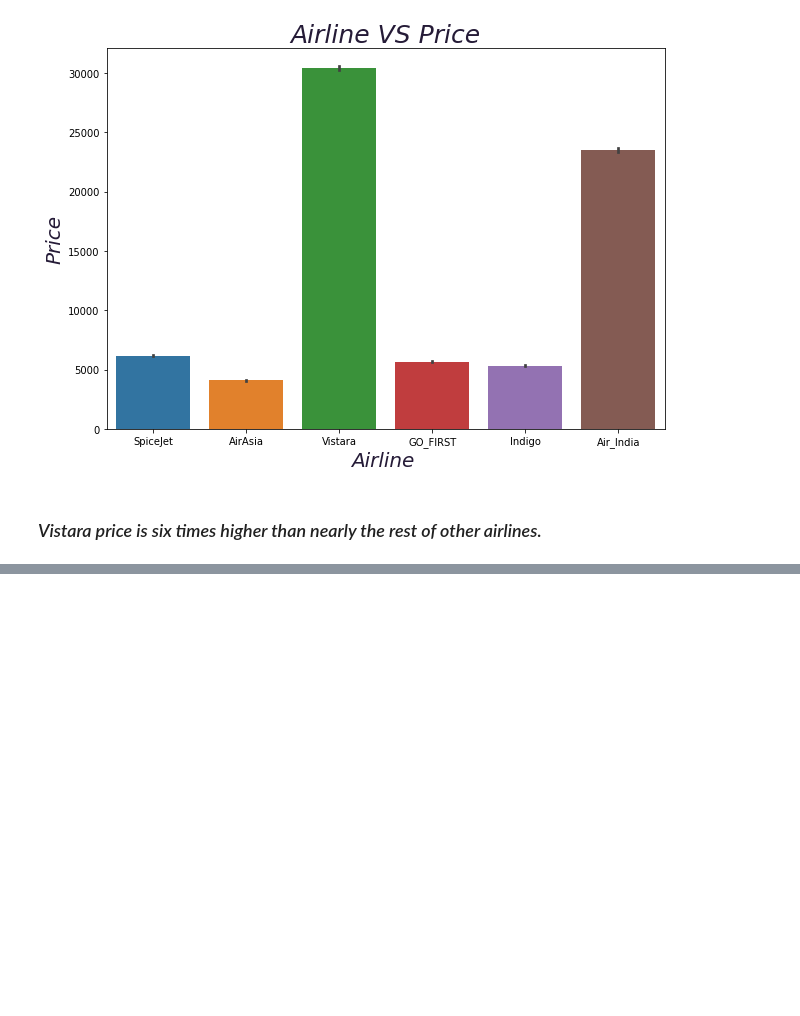
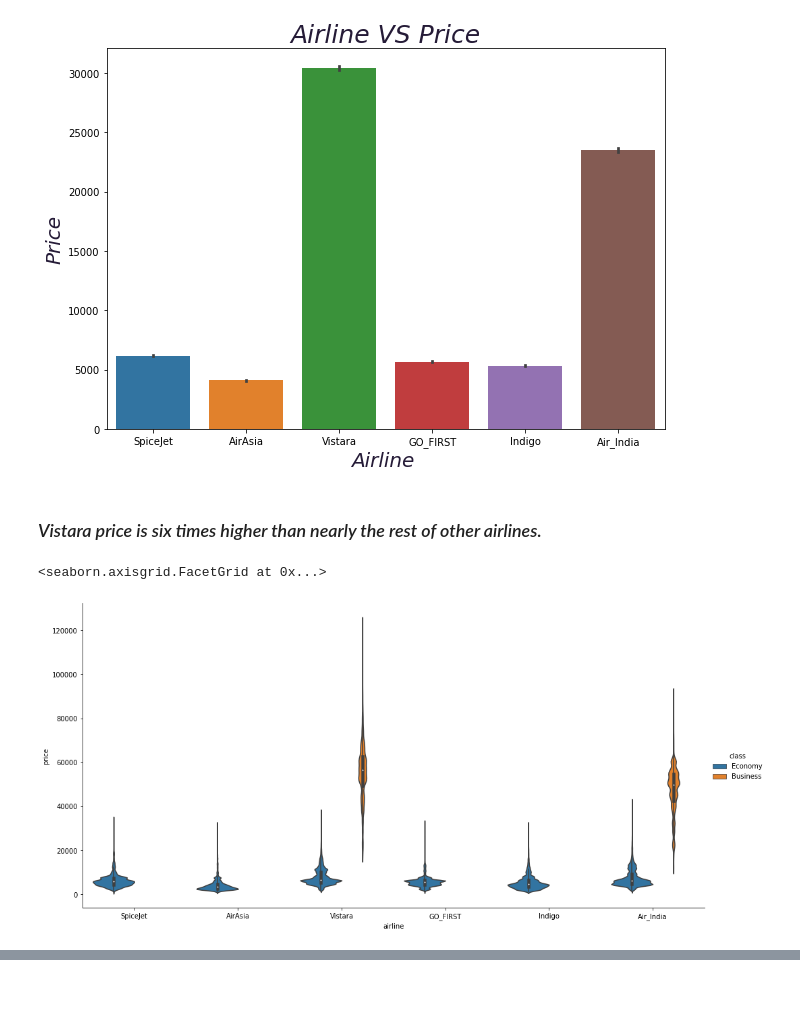
Before and after one commit to Omar-Khan99/flight-price-prediction, a Jupyter notebook: flight-price-prediction.ipynb, the cells around one changed output, grey strips where cells are left out. Saved outputs shown, nothing was run; the diff lists cells and outputs as text; code cells hidden in the pictures; blank space fills up the shorter version.

Commit message:
Kaggle Notebook | flight-price-prediction | Version 8

```diff
--- a/flight-price-prediction.ipynb
+++ b/flight-price-prediction.ipynb
@@ -265,3 +265,8 @@ plt.show()
 [figure]
 # %% [markdown]
 ### *Vistara price is six times higher than nearly the rest of other airlines.*
+# %%
+sns.catplot(kind='violin',data=data,x='airline',y='price',hue="class",aspect=2,height=7)
+# %% [output]
+<seaborn.axisgrid.FacetGrid at 0x...>
+[figure, added]
```
Also changed, not shown: parts of 8 cells of this notebook.
